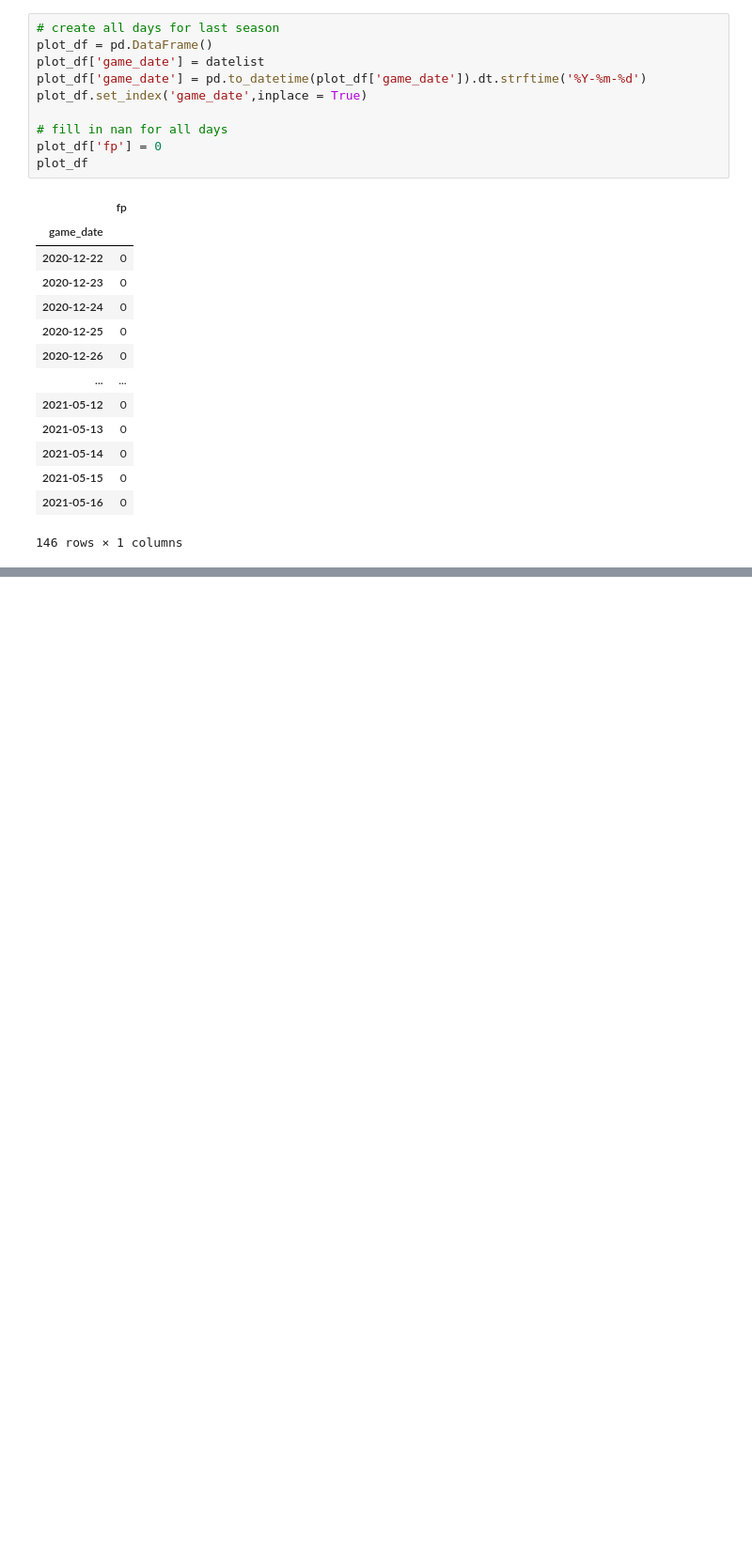
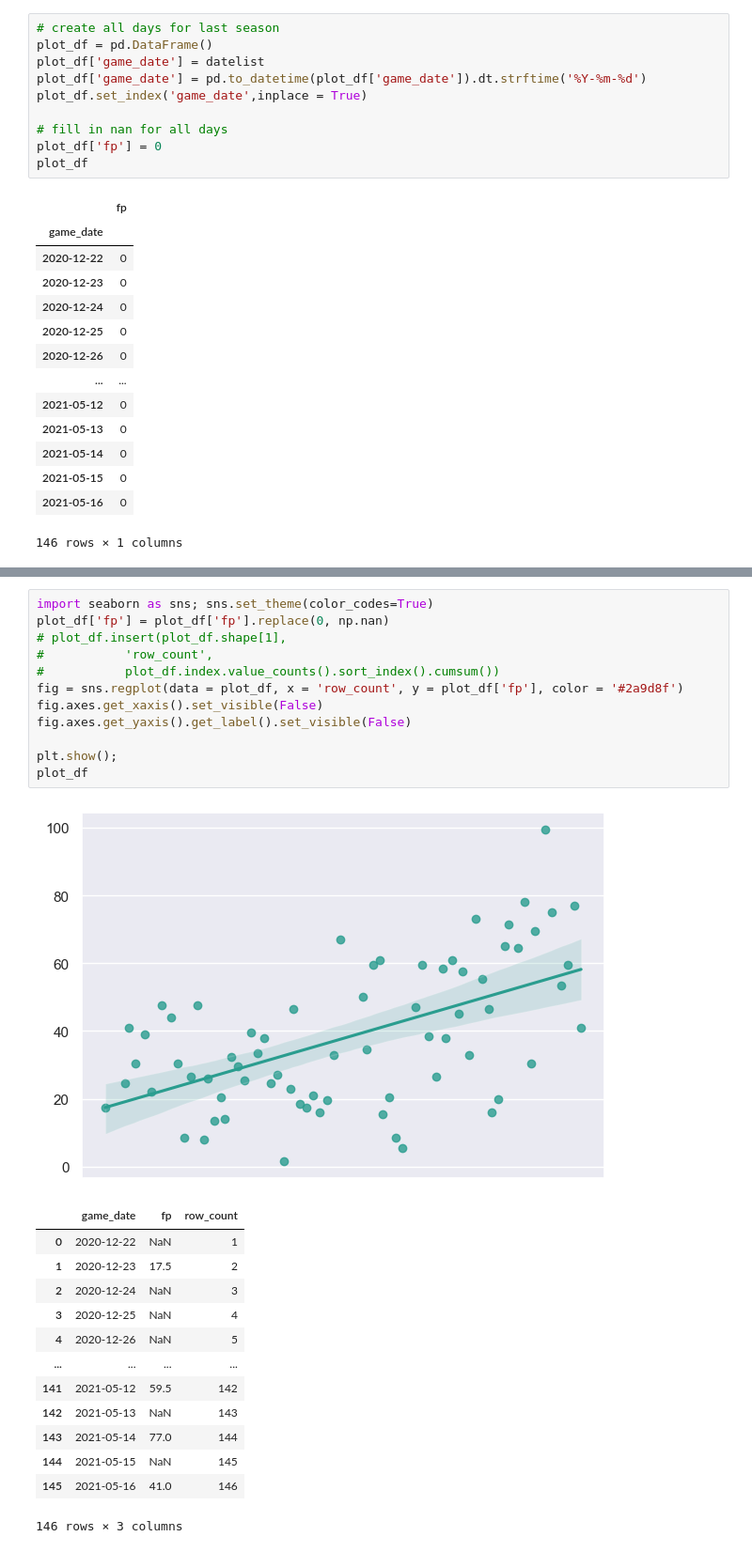
Before and after one commit to Rextremistz/nbafantasyweb, a Jupyter notebook: plot_player_points_every_game.ipynb, the cells around one changed output, grey strips where cells are left out. Shown at 94% size. Cells and saved outputs as stored; diff of their text form; blank space fills up the shorter version.

```diff
--- a/plot_player_points_every_game.ipynb
+++ b/plot_player_points_every_game.ipynb
@@ -139,0 +141,27 @@ plt.show()
+# %%
+import seaborn as sns; sns.set_theme(color_codes=True)
+plot_df['fp'] = plot_df['fp'].replace(0, np.nan)
+# plot_df.insert(plot_df.shape[1],
+#           'row_count',
+#           plot_df.index.value_counts().sort_index().cumsum())
+fig = sns.regplot(data = plot_df, x = 'row_count', y = plot_df['fp'], color = '#2a9d8f')
+fig.axes.get_xaxis().set_visible(False)
+fig.axes.get_yaxis().get_label().set_visible(False)
+
+plt.show();
+plot_df
+# %% [output]
+[figure, added]
+|  | game_date | fp | row_count |
+| 0 | 2020-12-22 | NaN | 1 |
+| 1 | 2020-12-23 | 17.5 | 2 |
+| 2 | 2020-12-24 | NaN | 3 |
+| 3 | 2020-12-25 | NaN | 4 |
+| 4 | 2020-12-26 | NaN | 5 |
+| ... | ... | ... | ... |
+| 141 | 2021-05-12 | 59.5 | 142 |
+| 142 | 2021-05-13 | NaN | 143 |
+| 143 | 2021-05-14 | 77.0 | 144 |
+| 144 | 2021-05-15 | NaN | 145 |
+| 145 | 2021-05-16 | 41.0 | 146 |
+146 rows × 3 columns
```
Also changed, not shown: parts of 4 cells of this notebook, 12 other files.
